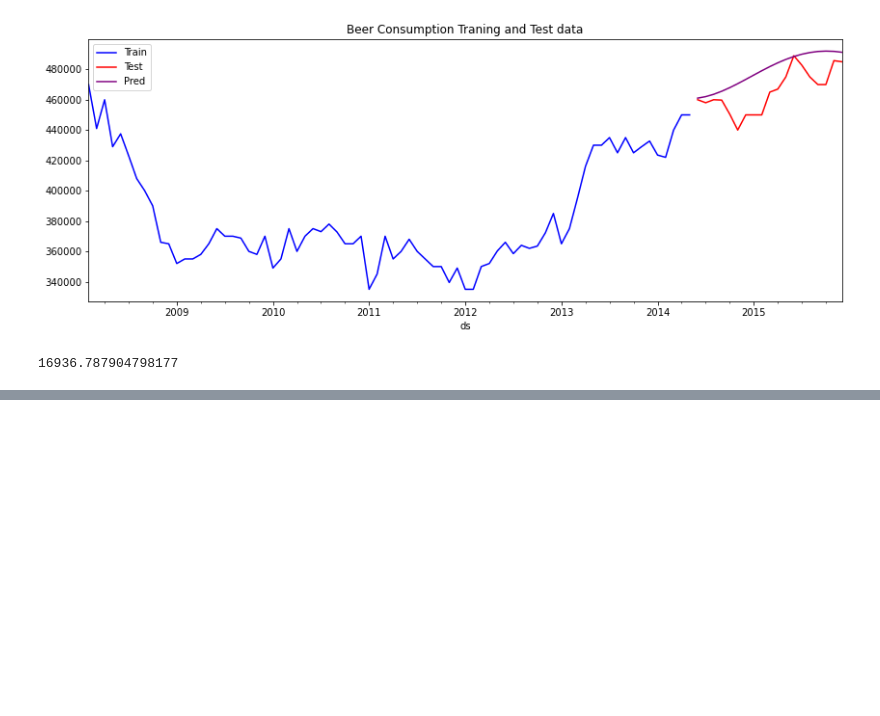
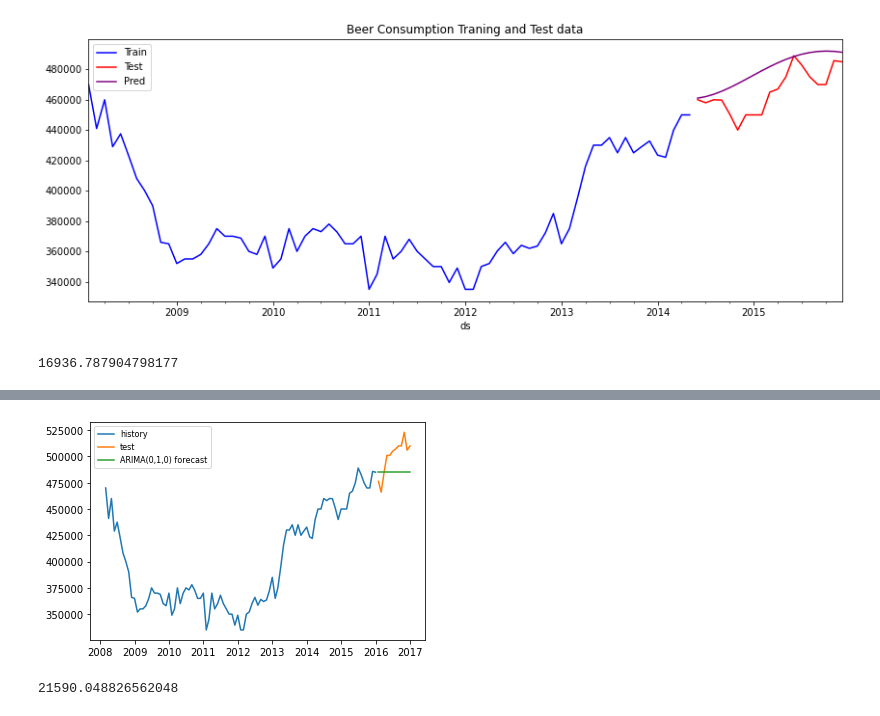
Before and after one commit to vishwasprabhu/Time_series_final_project, a Jupyter notebook: david_lyu.ipynb, the cells around one changed output, grey strips where cells are left out. Cells and saved outputs as stored; diff of their text form; code cells hidden in the pictures; blank space fills up the shorter version.

```diff
--- a/david_lyu.ipynb
+++ b/david_lyu.ipynb
@@ -27,7 +27,7 @@ from prophet import Prophet
 
 warnings.filterwarnings("ignore")
 # %%
-series = pd.read_csv('/Users/surbhiprasad/TimeSeries/zillow-carlifornia.csv',header=0, index_col=0, parse_dates=True, squeeze=True)
+series = pd.read_csv('zillow-carlifornia.csv',header=0, index_col=0, parse_dates=True, squeeze=True)
 series = series.iloc[:-12,:]
 series = series.rename(columns={'MedianSoldPrice_AllHomes.California':'MedianSoldPrice_AllHomes_California'})
 series
@@ -564,4 +322,6 @@ rmse_sarima1, rmse_sarima2, rmse_sarima3
 # %%
 # ARIMA(0, 1, 0) performs best so far
 # %%
-test = pd.read_csv('/Users/surbhiprasad/TimeSeries/test.csv', header=0, index_col=0, parse_dates=True,squeeze=True)
+test = pd.read_csv('test.csv',header=0, index_col=0, parse_dates=True, squeeze=True)
+# test = test.rename(columns={'MedianSoldPrice_AllHomes.California':'MedianSoldPrice_AllHomes_California'})
+test
@@ -620,0 +345,18 @@ rmse
+# %%
+mod = sm.tsa.statespace.SARIMAX(series_target.MedianSoldPrice_AllHomes_California,
+                                order=(0,1,0),seasonal_order=(0,0,0,0))
+res = mod.fit()
+pred = res.predict(start=len(series_target), end=len(series_target)+11)
+# %%
+plt.plot(series_target.MedianSoldPrice_AllHomes_California, label='history')
+plt.plot(test, label='test')
+plt.plot(pred, label='ARIMA(0,1,0) forecast')
+plt.legend(loc='upper left', fontsize=8)
+plt.show()
+# %% [output]
+[figure, added]
+# %%
+rmse_final = np.sqrt(skmetrics.mean_squared_error(test, pred))
+rmse_final
+# %% [output]
+21590.048826562048
```
Also changed, not shown: parts of 19 cells of this notebook.
